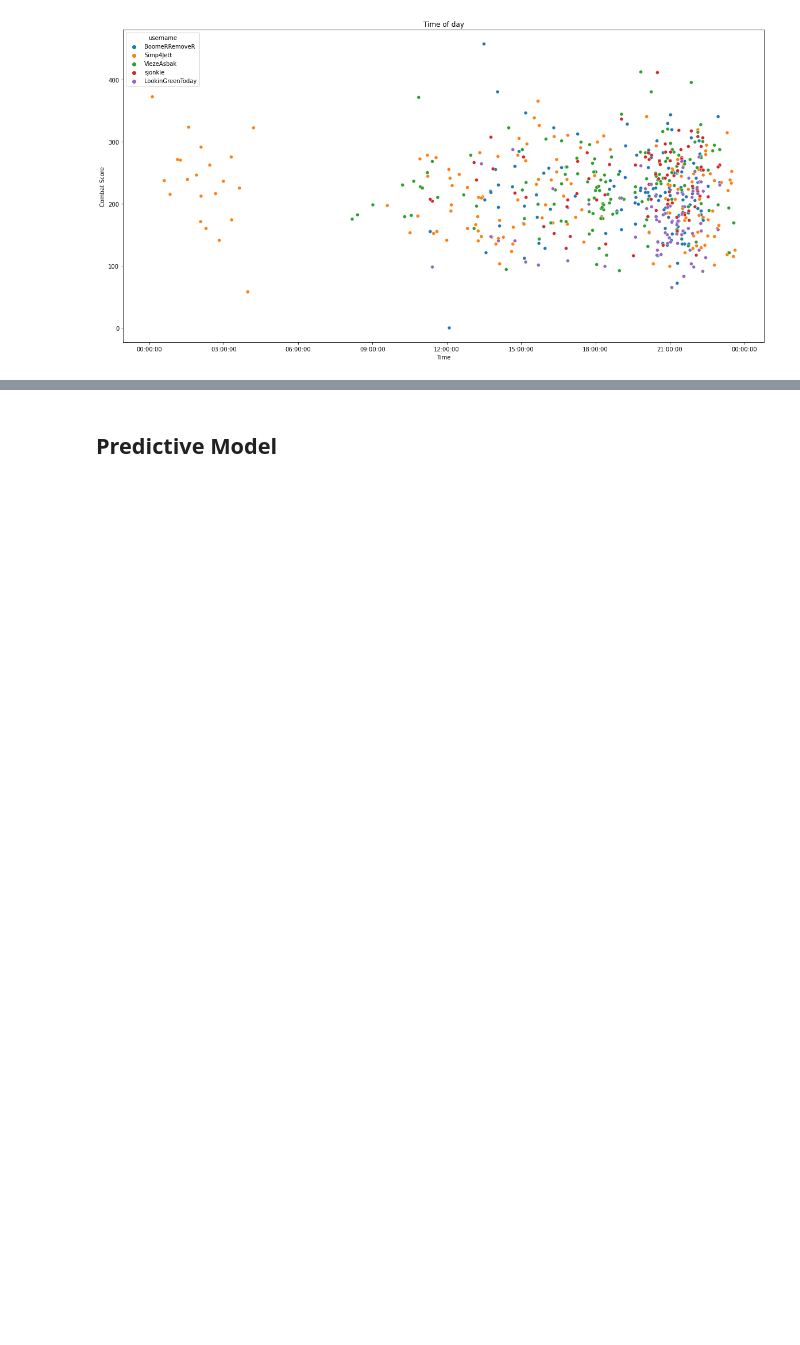
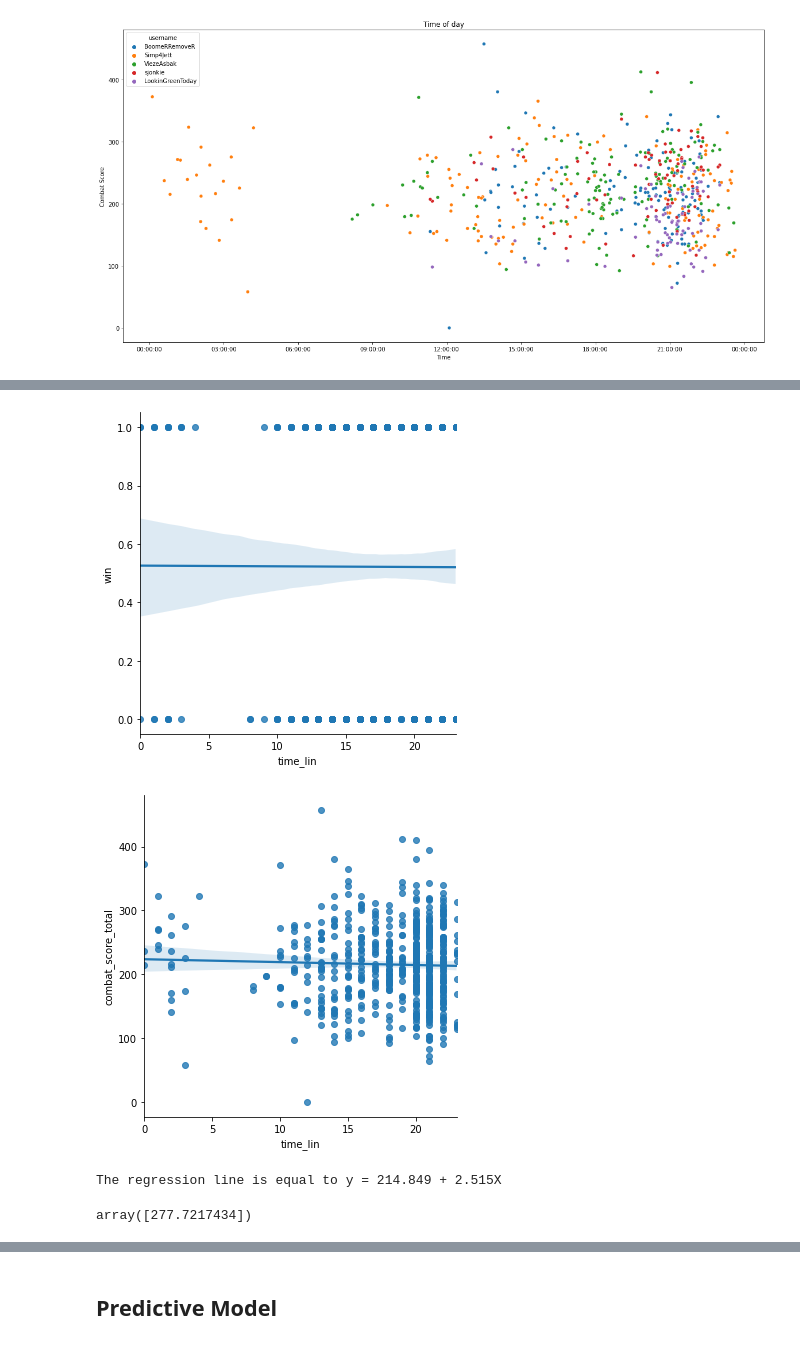
Before and after one commit to sjerrietukkel/valorant_team_predictor, a Jupyter notebook: pred.ipynb, the cells around one changed output, grey strips where cells are left out. Saved outputs shown, nothing was run; the diff lists cells and outputs as text; code cells hidden in the pictures; blank space fills up the shorter version.

```diff
--- a/pred.ipynb
+++ b/pred.ipynb
@@ -256,0 +402,27 @@ plt.show()
+# %%
+# zet de data om naar uur voor de x as op de linear regression plot
+# turn time into 24 hour integer format
+df['time'] = pd.to_datetime(df['time'])
+df['time_lin'] = df['time'].dt.hour
+df['time_lin'] = df['time_lin'].astype(int)
+
+# plot the linear regression plot
+ax = sns.lmplot(x='time_lin', y='win', data=df)
+ax = sns.lmplot(x='time_lin', y='combat_score_total', data=df)
+# %% [output]
+[figure, added]
+[figure, added]
+# %%
+x = df[['result_diff']] #get the mean steps per person
+y = df['combat_score_total'] #get the bmi
+lm = LinearRegression() #create a new (empty model)
+lm.fit(x, y) #this "fits" the model
+
+b0 = lm.intercept_ #gets the intercept
+b1 = lm.coef_[0] #lm.coef_ gets a list of coefficients (excluding the intercept). [0] gets the actual number from the list
+
+print(f"The regression line is equal to y = {b0:.3f} + {b1:.3f}X") #.0f formats to 3 decimals.
+lm.predict([[25]])
+# %% [output]
+The regression line is equal to y = 214.849 + 2.515X
+array([277.7217434])
```
Also changed, not shown: parts of 26 cells of this notebook.
